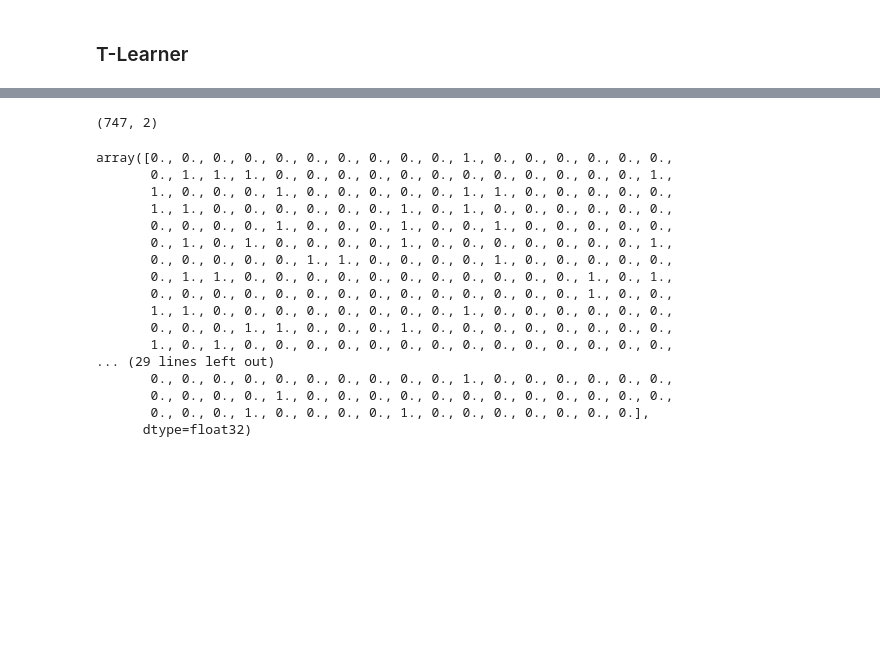
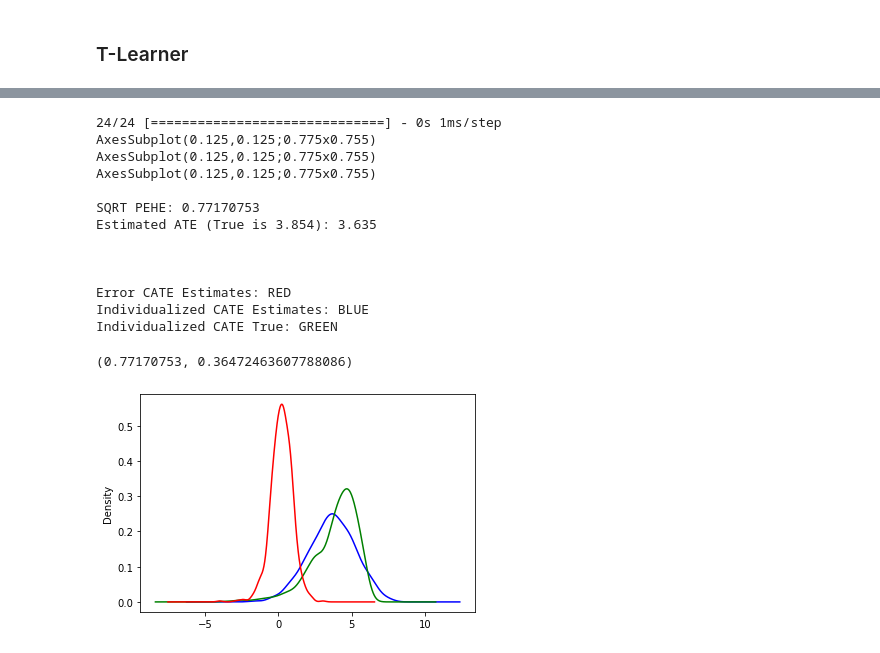
Before and after one commit to isaacdsloan/meta_learners, a Jupyter notebook: ihdp_learners.ipynb, the cells around one changed output, grey strips where cells are left out. Cells and saved outputs as stored; diff of their text form; code cells hidden in the pictures; blank space fills up the shorter version.

Commit message:
fixed s,t learners

```diff
--- a/ihdp_learners.ipynb
+++ b/ihdp_learners.ipynb
@@ -77,7 +99,7 @@ TypeError: Only integers, slices (`:`), ellipsis (`...`), tf.newaxis (`None`) an
 # %%
-from learners.t_learner import T_learner, t_learner_loss
+from learners.t_learner import make_tlearner, regression_loss
 
-t_learner = T_learner(50)
+t_learner = make_tlearner(25, .01, 100)
 
 val_split=0.2
 batch_size=64
@@ -99,14 +121,15 @@ sgd_callbacks = [
 sgd_lr = 1e-5
 momentum = 0.9
 t_learner.compile(optimizer=keras.optimizers.SGD(learning_rate=sgd_lr, momentum=momentum, nesterov=True),
-                    loss=t_learner_loss,
-                    metrics=t_learner_loss)
+                    loss=regression_loss,
+                    metrics=regression_loss)
 
 t_learner.fit(x=data['x'],y=yt,
                 callbacks=sgd_callbacks,
                 validation_split=val_split,
                 epochs=300,
                 batch_size=batch_size,
-                verbose=verbose)
+                verbose=0)
 print("DONE!")
+print(t_learner.summary())
 # %% [output]
@@ -118,25 +155,21 @@ ValueError: in user code:
-# %%
-yt = np.concatenate([data['ys'], data['t']], 1)
-yt.shape
-# %% [output]
-(747, 2)
-# %%
-yt[:, 1]
-# %% [output]
-array([0., 0., 0., 0., 0., 0., 0., 0., 0., 0., 1., 0., 0., 0., 0., 0., 0.,
-       0., 1., 1., 1., 0., 0., 0., 0., 0., 0., 0., 0., 0., 0., 0., 0., 1.,
-       1., 0., 0., 0., 1., 0., 0., 0., 0., 0., 1., 1., 0., 0., 0., 0., 0.,
-       1., 1., 0., 0., 0., 0., 0., 0., 1., 0., 1., 0., 0., 0., 0., 0., 0.,
-       0., 0., 0., 0., 1., 0., 0., 0., 1., 0., 0., 1., 0., 0., 0., 0., 0.,
-       0., 1., 0., 1., 0., 0., 0., 0., 1., 0., 0., 0., 0., 0., 0., 0., 1.,
-       0., 0., 0., 0., 0., 1., 1., 0., 0., 0., 0., 1., 0., 0., 0., 0., 0.,
-       0., 1., 1., 0., 0., 0., 0., 0., 0., 0., 0., 0., 0., 0., 1., 0., 1.,
-       0., 0., 0., 0., 0., 0., 0., 0., 0., 0., 0., 0., 0., 0., 1., 0., 0.,
-       1., 1., 0., 0., 0., 0., 0., 0., 0., 0., 1., 0., 0., 0., 0., 0., 0.,
-       0., 0., 0., 1., 1., 0., 0., 0., 1., 0., 0., 0., 0., 0., 0., 0., 0.,
-       1., 0., 1., 0., 0., 0., 0., 0., 0., 0., 0., 0., 0., 0., 0., 0., 0.,
-... (29 lines left out)
-       0., 0., 0., 0., 0., 0., 0., 0., 0., 0., 1., 0., 0., 0., 0., 0., 0.,
-       0., 0., 0., 0., 1., 0., 0., 0., 0., 0., 0., 0., 0., 0., 0., 0., 0.,
-       0., 0., 0., 1., 0., 0., 0., 0., 1., 0., 0., 0., 0., 0., 0., 0.],
-      dtype=float32)
+# %%
+concat_pred=t_learner.predict(data['x'])
+#dont forget to rescale the outcome before estimation!
+y0_pred_tlearner,y1_pred_tlearner = concat_pred[:, 0].reshape(-1,1),concat_pred[:, 1].reshape(-1,1)
+plot_cates(y0_pred_tlearner,y1_pred_tlearner,data)
+# %% [output]
+24/24 [==============================] - 0s 1ms/step
+AxesSubplot(0.125,0.125;0.775x0.755)
+AxesSubplot(0.125,0.125;0.775x0.755)
+AxesSubplot(0.125,0.125;0.775x0.755)
+
+SQRT PEHE: 0.77170753
+Estimated ATE (True is 3.854): 3.635
+
+
+
+Error CATE Estimates: RED
+Individualized CATE Estimates: BLUE
+Individualized CATE True: GREEN
+(0.77170753, 0.36472463607788086)
+[figure, added]
```
Also changed, not shown: parts of 6 cells of this notebook, 3 other files.
